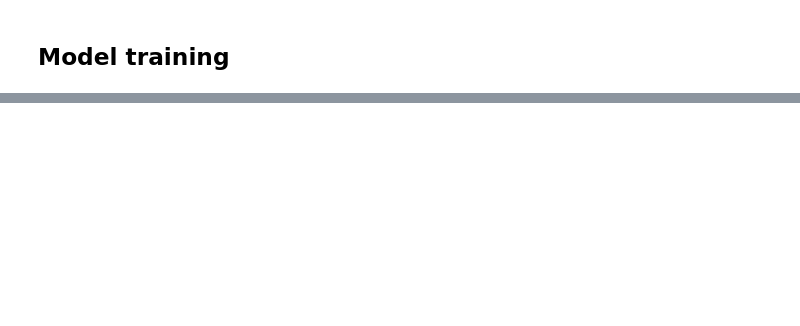
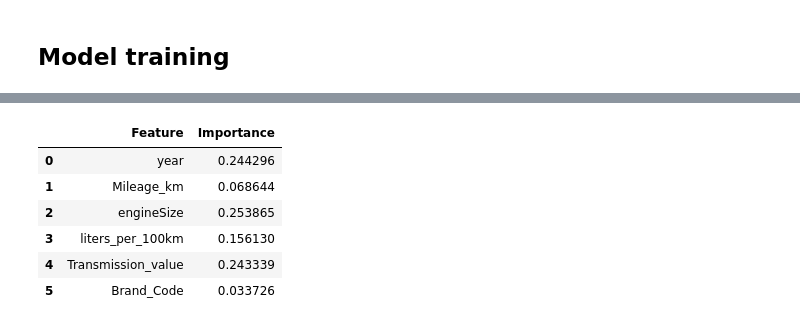
Before and after one commit to romanshypka11-maker/car-predict-price-project, a Jupyter notebook: cars_predict.ipynb, the cells around one changed output, grey strips where cells are left out. Saved outputs shown, nothing was run; the diff lists cells and outputs as text; code cells hidden in the pictures; blank space fills up the shorter version.

```diff
--- a/cars_predict.ipynb
+++ b/cars_predict.ipynb
@@ -219,0 +177,12 @@ erorr_mean
+# %%
+features_df = pd.DataFrame({"Feature":X_train.columns, "Importance":model.feature_importances_})
+# %%
+features_df
+# %% [output]
+|  | Feature | Importance |
+| 0 | year | 0.244296 |
+| 1 | Mileage_km | 0.068644 |
+| 2 | engineSize | 0.253865 |
+| 3 | liters_per_100km | 0.156130 |
+| 4 | Transmission_value | 0.243339 |
+| 5 | Brand_Code | 0.033726 |
```
Also changed, not shown: parts of 33 cells of this notebook.
